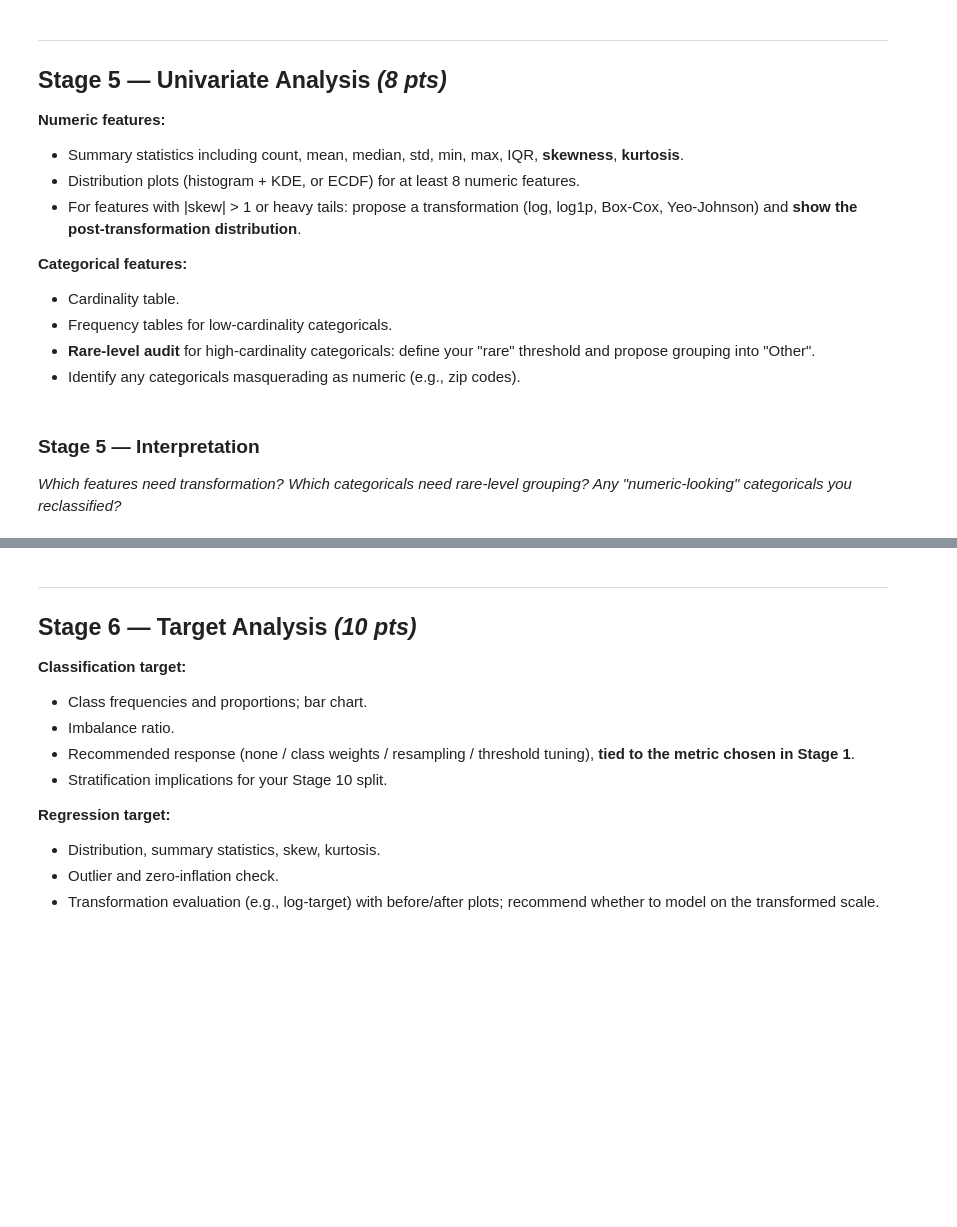
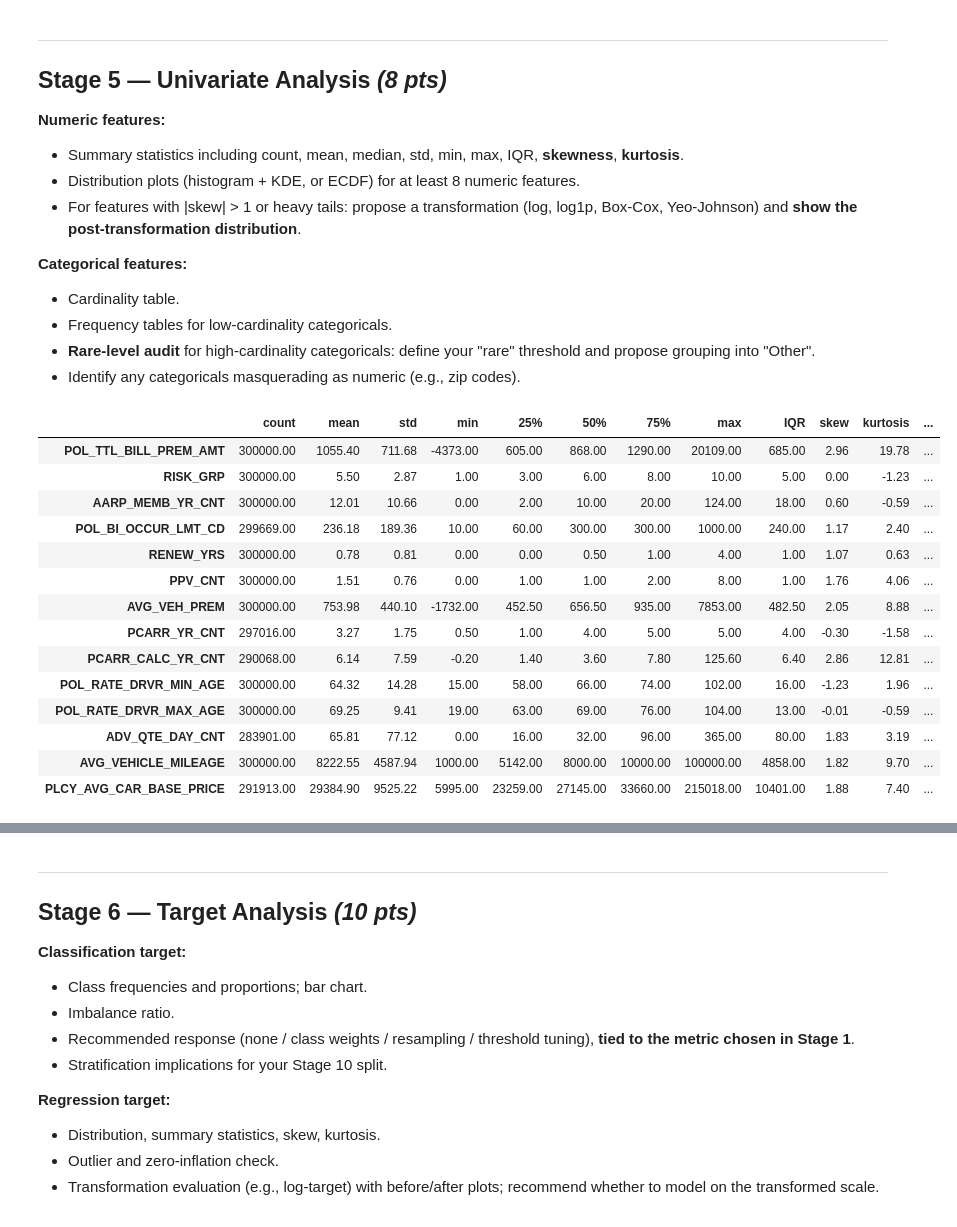
Before and after one commit to mustafaiz-msds/GRAD_5800, a Jupyter notebook: capstone_eda_starter_notebook.ipynb, the cells around one changed output, grey strips where cells are left out. Saved outputs shown, nothing was run; the diff lists cells and outputs as text; code cells hidden in the pictures; blank space fills up the shorter version.

Commit message:
stage5

```diff
--- a/capstone_eda_starter_notebook.ipynb
+++ b/capstone_eda_starter_notebook.ipynb
@@ -612,4 +604,31 @@ pd.DataFrame(results).sort_values("Cramér's V", ascending=False)
-# %% [markdown]
-### Stage 5 — Interpretation
-
-*Which features need transformation? Which categoricals need rare-level grouping? Any "numeric-looking" categoricals you reclassified?*
+# %%
+# Numeric: summary stats including skew & kurtosis
+num_cols = ['POL_TTL_BILL_PREM_AMT', 'RISK_GRP', 'AARP_MEMB_YR_CNT', 'POL_BI_OCCUR_LMT_CD',
+            'RENEW_YRS', 'PPV_CNT', 'AVG_VEH_PREM', 'PCARR_YR_CNT', 'PCARR_CALC_YR_CNT',
+            'POL_RATE_DRVR_MIN_AGE', 'POL_RATE_DRVR_MAX_AGE', 'ADV_QTE_DAY_CNT',
+            'AVG_VEHICLE_MILEAGE', 'PLCY_AVG_CAR_BASE_PRICE']
+
+stats_df = df[num_cols].describe().T
+stats_df['IQR']      = stats_df['75%'] - stats_df['25%']
+stats_df['skew']     = df[num_cols].skew()
+stats_df['kurtosis'] = df[num_cols].kurtosis()
+stats_df['cv']       = stats_df['std'] / stats_df['mean']
+
+stats_df.style.format('{:.2f}').background_gradient(
+    subset=['skew'], cmap='RdYlGn_r', vmin=-2, vmax=4)
+# %% [output]
+|  | count | mean | std | min | 25% | 50% | 75% | max | IQR | skew | kurtosis | ... |
+| POL_TTL_BILL_PREM_AMT | 300000.00 | 1055.40 | 711.68 | -4373.00 | 605.00 | 868.00 | 1290.00 | 20109.00 | 685.00 | 2.96 | 19.78 | ... |
+| RISK_GRP | 300000.00 | 5.50 | 2.87 | 1.00 | 3.00 | 6.00 | 8.00 | 10.00 | 5.00 | 0.00 | -1.23 | ... |
+| AARP_MEMB_YR_CNT | 300000.00 | 12.01 | 10.66 | 0.00 | 2.00 | 10.00 | 20.00 | 124.00 | 18.00 | 0.60 | -0.59 | ... |
+| POL_BI_OCCUR_LMT_CD | 299669.00 | 236.18 | 189.36 | 10.00 | 60.00 | 300.00 | 300.00 | 1000.00 | 240.00 | 1.17 | 2.40 | ... |
+| RENEW_YRS | 300000.00 | 0.78 | 0.81 | 0.00 | 0.00 | 0.50 | 1.00 | 4.00 | 1.00 | 1.07 | 0.63 | ... |
+| PPV_CNT | 300000.00 | 1.51 | 0.76 | 0.00 | 1.00 | 1.00 | 2.00 | 8.00 | 1.00 | 1.76 | 4.06 | ... |
+| AVG_VEH_PREM | 300000.00 | 753.98 | 440.10 | -1732.00 | 452.50 | 656.50 | 935.00 | 7853.00 | 482.50 | 2.05 | 8.88 | ... |
+| PCARR_YR_CNT | 297016.00 | 3.27 | 1.75 | 0.50 | 1.00 | 4.00 | 5.00 | 5.00 | 4.00 | -0.30 | -1.58 | ... |
+| PCARR_CALC_YR_CNT | 290068.00 | 6.14 | 7.59 | -0.20 | 1.40 | 3.60 | 7.80 | 125.60 | 6.40 | 2.86 | 12.81 | ... |
+| POL_RATE_DRVR_MIN_AGE | 300000.00 | 64.32 | 14.28 | 15.00 | 58.00 | 66.00 | 74.00 | 102.00 | 16.00 | -1.23 | 1.96 | ... |
+| POL_RATE_DRVR_MAX_AGE | 300000.00 | 69.25 | 9.41 | 19.00 | 63.00 | 69.00 | 76.00 | 104.00 | 13.00 | -0.01 | -0.59 | ... |
+| ADV_QTE_DAY_CNT | 283901.00 | 65.81 | 77.12 | 0.00 | 16.00 | 32.00 | 96.00 | 365.00 | 80.00 | 1.83 | 3.19 | ... |
+| AVG_VEHICLE_MILEAGE | 300000.00 | 8222.55 | 4587.94 | 1000.00 | 5142.00 | 8000.00 | 10000.00 | 100000.00 | 4858.00 | 1.82 | 9.70 | ... |
+| PLCY_AVG_CAR_BASE_PRICE | 291913.00 | 29384.90 | 9525.22 | 5995.00 | 23259.00 | 27145.00 | 33660.00 | 215018.00 | 10401.00 | 1.88 | 7.40 | ... |
```
Also changed, not shown: parts of 8 cells of this notebook.
